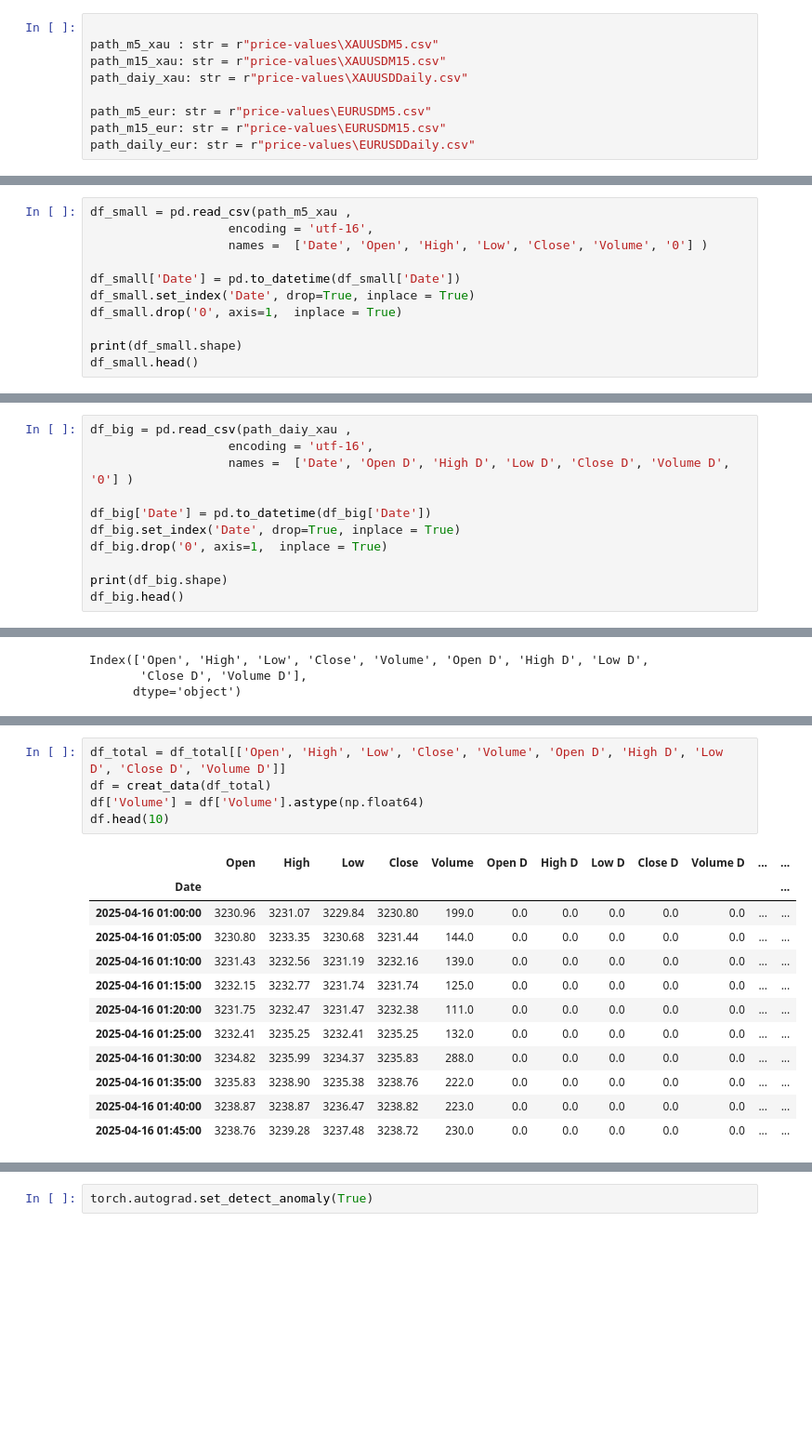
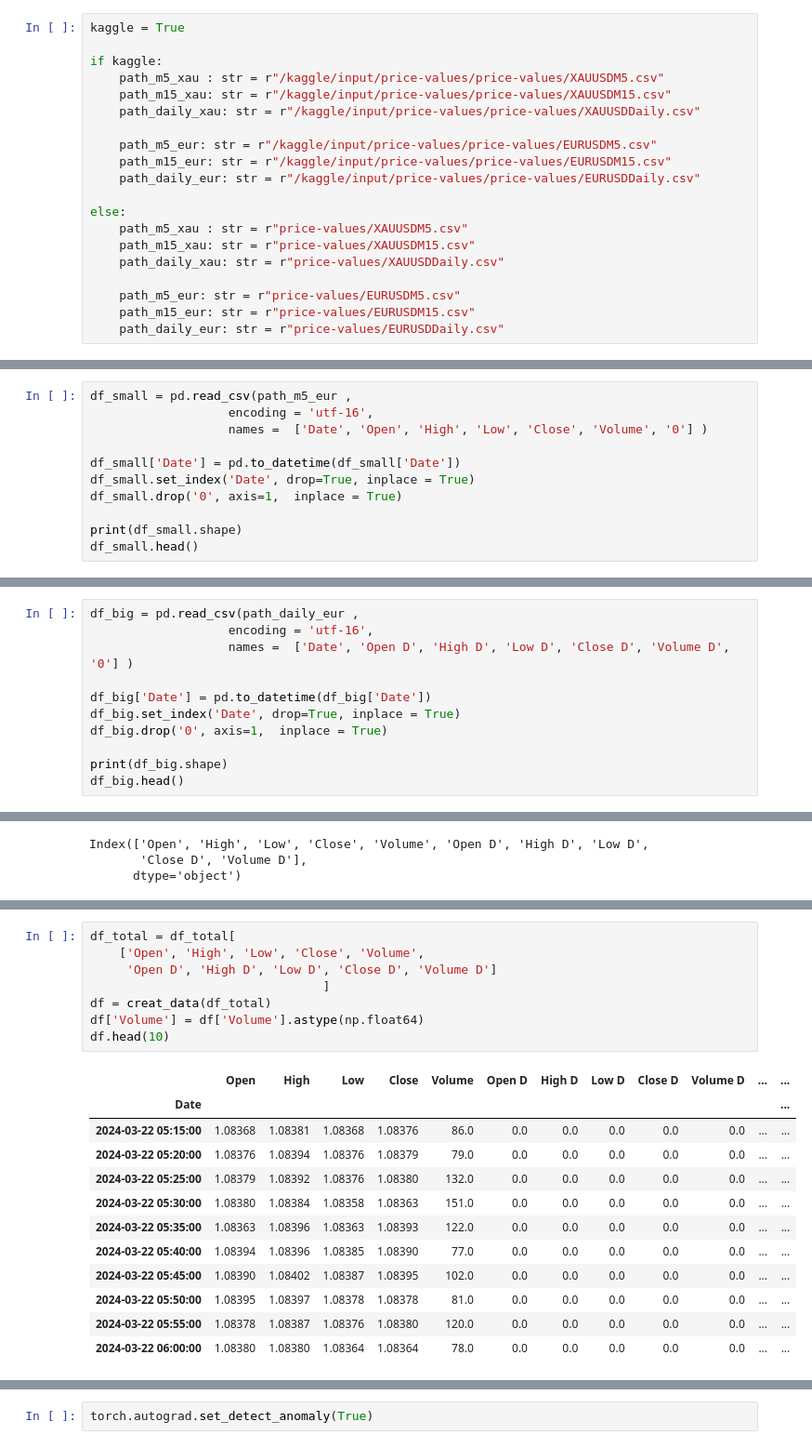
Before and after one commit to amirhu37/reinforc-gold, a Jupyter notebook: trade-with-ai-agent.ipynb, the cells around one changed output, grey strips where cells are left out. Shown at 93% size. Drawn from its saved outputs; the diff is of its cells as text; blank space fills up the shorter version.

```diff
--- a/trade-with-ai-agent.ipynb
+++ b/trade-with-ai-agent.ipynb
@@ -48,12 +69,23 @@ device(type='cpu')
 # %%
+kaggle = True
 
-path_m5_xau : str = r"price-values\XAUUSDM5.csv"
-path_m15_xau: str = r"price-values\XAUUSDM15.csv"
-path_daiy_xau: str = r"price-values\XAUUSDDaily.csv"
+if kaggle:
+	path_m5_xau : str = r"/kaggle/input/price-values/price-values/XAUUSDM5.csv"
+	path_m15_xau: str = r"/kaggle/input/price-values/price-values/XAUUSDM15.csv"
+	path_daily_xau: str = r"/kaggle/input/price-values/price-values/XAUUSDDaily.csv"
 
-path_m5_eur: str = r"price-values\EURUSDM5.csv"
-path_m15_eur: str = r"price-values\EURUSDM15.csv"
-path_daily_eur: str = r"price-values\EURUSDDaily.csv"
+	path_m5_eur: str = r"/kaggle/input/price-values/price-values/EURUSDM5.csv"
+	path_m15_eur: str = r"/kaggle/input/price-values/price-values/EURUSDM15.csv"
+	path_daily_eur: str = r"/kaggle/input/price-values/price-values/EURUSDDaily.csv"
+
+else:
+	path_m5_xau : str = r"price-values/XAUUSDM5.csv"
+	path_m15_xau: str = r"price-values/XAUUSDM15.csv"
+	path_daily_xau: str = r"price-values/XAUUSDDaily.csv"
+
+	path_m5_eur: str = r"price-values/EURUSDM5.csv"
+	path_m15_eur: str = r"price-values/EURUSDM15.csv"
+	path_daily_eur: str = r"price-values/EURUSDDaily.csv"
 # %%
 Round = 4
 rsi_len = 14
@@ -63,7 +100,7 @@ ma_2 = 20
 # %%
-df_small = pd.read_csv(path_m5_xau ,
-                   encoding = 'utf-16',
-                   names =  ['Date', 'Open', 'High', 'Low', 'Close', 'Volume', '0'] )
+df_small = pd.read_csv(path_m5_eur ,
+				   encoding = 'utf-16',
+				   names =  ['Date', 'Open', 'High', 'Low', 'Close', 'Volume', '0'] )
 
 df_small['Date'] = pd.to_datetime(df_small['Date'])
 df_small.set_index('Date', drop=True, inplace = True)
@@ -83,7 +122,7 @@ df_small.head()
 # %%
-df_big = pd.read_csv(path_daiy_xau ,
-                   encoding = 'utf-16',
-                   names =  ['Date', 'Open D', 'High D', 'Low D', 'Close D', 'Volume D', '0'] )
+df_big = pd.read_csv(path_daily_eur ,
+				   encoding = 'utf-16',
+				   names =  ['Date', 'Open D', 'High D', 'Low D', 'Close D', 'Volume D', '0'] )
 
 df_big['Date'] = pd.to_datetime(df_big['Date'])
 df_big.set_index('Date', drop=True, inplace = True)
@@ -200,19 +238,22 @@ Index(['Open', 'High', 'Low', 'Close', 'Volume', 'Open D', 'High D', 'Low D',
 # %%
-df_total = df_total[['Open', 'High', 'Low', 'Close', 'Volume', 'Open D', 'High D', 'Low D', 'Close D', 'Volume D']]
+df_total = df_total[
+	['Open', 'High', 'Low', 'Close', 'Volume',
+	 'Open D', 'High D', 'Low D', 'Close D', 'Volume D']
+	 							]
 df = creat_data(df_total)
 df['Volume'] = df['Volume'].astype(np.float64)
 df.head(10)
 # %% [output]
 |  | Open | High | Low | Close | Volume | Open D | High D | Low D | Close D | Volume D | ... | ... |
 | Date |  |  |  |  |  |  |  |  |  |  |  | ... |
-| 2025-04-16 01:00:00 | 3230.96 | 3231.07 | 3229.84 | 3230.80 | 199.0 | 0.0 | 0.0 | 0.0 | 0.0 | 0.0 | ... | ... |
-| 2025-04-16 01:05:00 | 3230.80 | 3233.35 | 3230.68 | 3231.44 | 144.0 | 0.0 | 0.0 | 0.0 | 0.0 | 0.0 | ... | ... |
-| 2025-04-16 01:10:00 | 3231.43 | 3232.56 | 3231.19 | 3232.16 | 139.0 | 0.0 | 0.0 | 0.0 | 0.0 | 0.0 | ... | ... |
-| 2025-04-16 01:15:00 | 3232.15 | 3232.77 | 3231.74 | 3231.74 | 125.0 | 0.0 | 0.0 | 0.0 | 0.0 | 0.0 | ... | ... |
-| 2025-04-16 01:20:00 | 3231.75 | 3232.47 | 3231.47 | 3232.38 | 111.0 | 0.0 | 0.0 | 0.0 | 0.0 | 0.0 | ... | ... |
-| 2025-04-16 01:25:00 | 3232.41 | 3235.25 | 3232.41 | 3235.25 | 132.0 | 0.0 | 0.0 | 0.0 | 0.0 | 0.0 | ... | ... |
-| 2025-04-16 01:30:00 | 3234.82 | 3235.99 | 3234.37 | 3235.83 | 288.0 | 0.0 | 0.0 | 0.0 | 0.0 | 0.0 | ... | ... |
-| 2025-04-16 01:35:00 | 3235.83 | 3238.90 | 3235.38 | 3238.76 | 222.0 | 0.0 | 0.0 | 0.0 | 0.0 | 0.0 | ... | ... |
-| 2025-04-16 01:40:00 | 3238.87 | 3238.87 | 3236.47 | 3238.82 | 223.0 | 0.0 | 0.0 | 0.0 | 0.0 | 0.0 | ... | ... |
-| 2025-04-16 01:45:00 | 3238.76 | 3239.28 | 3237.48 | 3238.72 | 230.0 | 0.0 | 0.0 | 0.0 | 0.0 | 0.0 | ... | ... |
+| 2024-03-22 05:15:00 | 1.08368 | 1.08381 | 1.08368 | 1.08376 | 86.0 | 0.0 | 0.0 | 0.0 | 0.0 | 0.0 | ... | ... |
+| 2024-03-22 05:20:00 | 1.08376 | 1.08394 | 1.08376 | 1.08379 | 79.0 | 0.0 | 0.0 | 0.0 | 0.0 | 0.0 | ... | ... |
+| 2024-03-22 05:25:00 | 1.08379 | 1.08392 | 1.08376 | 1.08380 | 132.0 | 0.0 | 0.0 | 0.0 | 0.0 | 0.0 | ... | ... |
+| 2024-03-22 05:30:00 | 1.08380 | 1.08384 | 1.08358 | 1.08363 | 151.0 | 0.0 | 0.0 | 0.0 | 0.0 | 0.0 | ... | ... |
+| 2024-03-22 05:35:00 | 1.08363 | 1.08396 | 1.08363 | 1.08393 | 122.0 | 0.0 | 0.0 | 0.0 | 0.0 | 0.0 | ... | ... |
+| 2024-03-22 05:40:00 | 1.08394 | 1.08396 | 1.08385 | 1.08390 | 77.0 | 0.0 | 0.0 | 0.0 | 0.0 | 0.0 | ... | ... |
+| 2024-03-22 05:45:00 | 1.08390 | 1.08402 | 1.08387 | 1.08395 | 102.0 | 0.0 | 0.0 | 0.0 | 0.0 | 0.0 | ... | ... |
+| 2024-03-22 05:50:00 | 1.08395 | 1.08397 | 1.08378 | 1.08378 | 81.0 | 0.0 | 0.0 | 0.0 | 0.0 | 0.0 | ... | ... |
+| 2024-03-22 05:55:00 | 1.08378 | 1.08387 | 1.08376 | 1.08380 | 120.0 | 0.0 | 0.0 | 0.0 | 0.0 | 0.0 | ... | ... |
+| 2024-03-22 06:00:00 | 1.08380 | 1.08380 | 1.08364 | 1.08364 | 78.0 | 0.0 | 0.0 | 0.0 | 0.0 | 0.0 | ... | ... |
 10 rows × 25 columns
```
Also changed, not shown: parts of 73 cells of this notebook, 1 other file.
